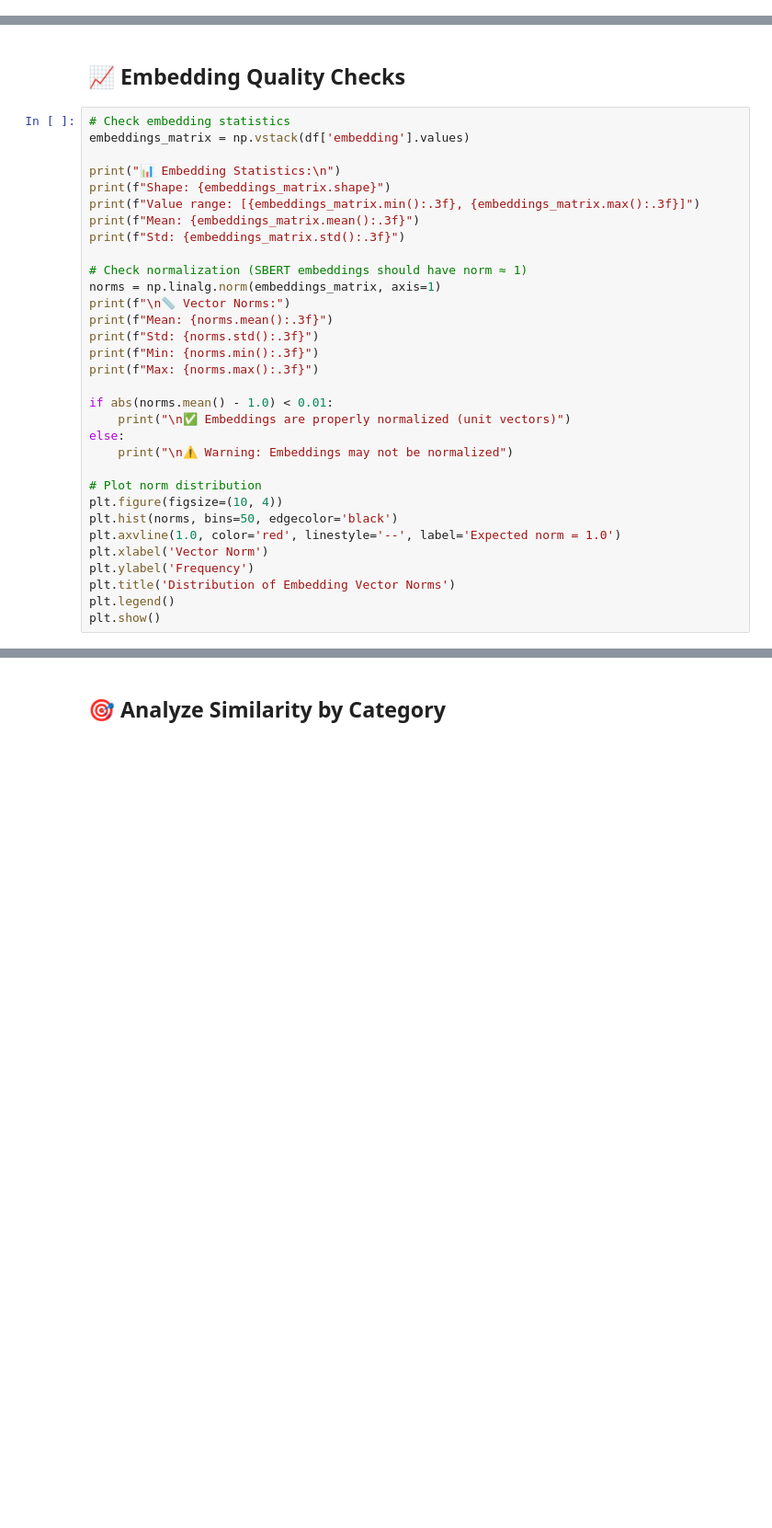
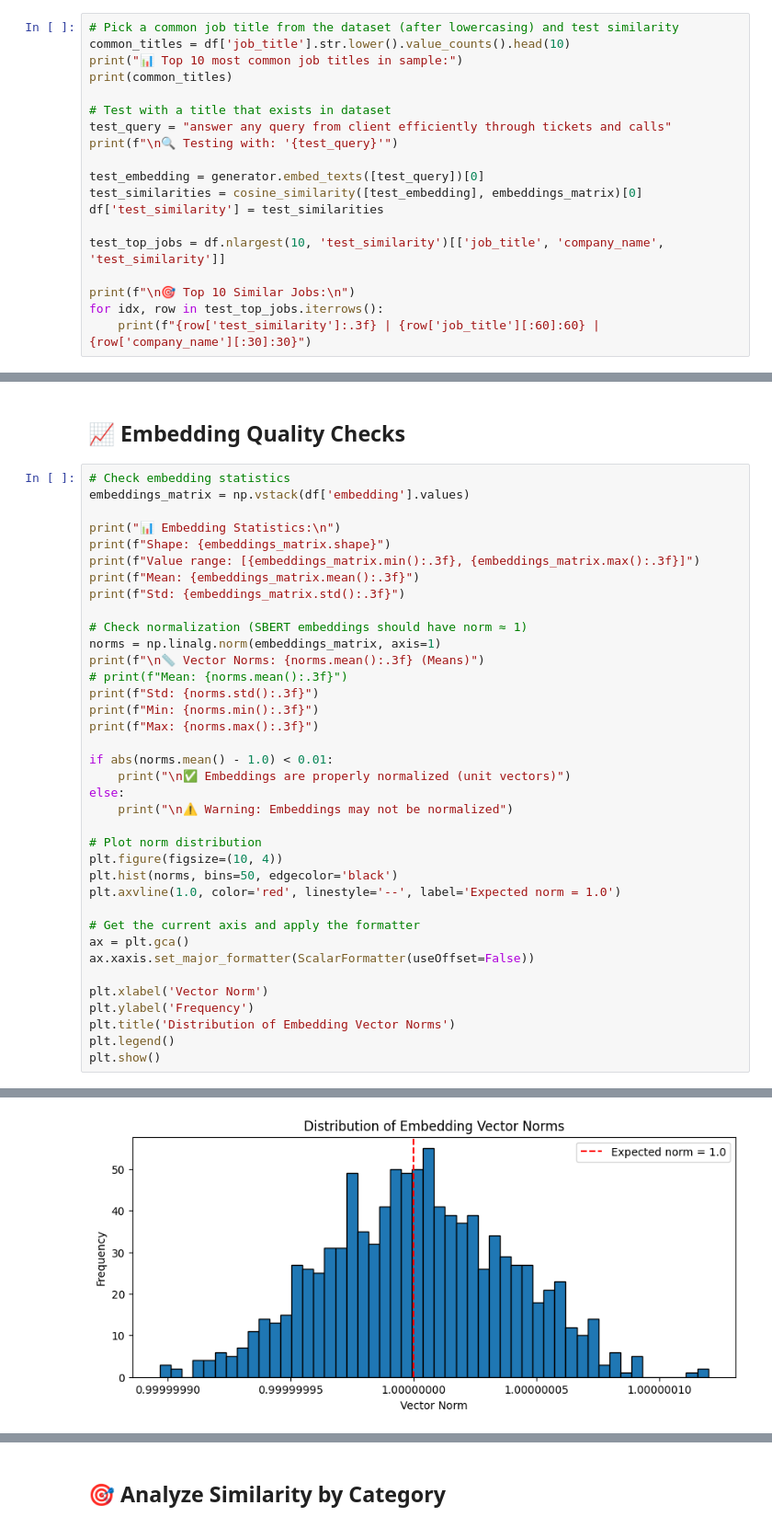
Before and after one commit to Min47/SG-JobMarket-DataScienceProject, a Jupyter notebook: notebooks/nlp_test_embeddings.ipynb, the cells around one changed output, grey strips where cells are left out. Shown at 92% size. Drawn from its saved outputs; the diff is of its cells as text; blank space fills up the shorter version.

Commit message:
- Updated ipynb on testings

```diff
--- a/notebooks/nlp_test_embeddings.ipynb
+++ b/notebooks/nlp_test_embeddings.ipynb
@@ -191,0 +244,19 @@ for idx, row in top_jobs.iterrows():
+# %%
+# Pick a common job title from the dataset (after lowercasing) and test similarity
+common_titles = df['job_title'].str.lower().value_counts().head(10)
+print("📊 Top 10 most common job titles in sample:")
+print(common_titles)
+
+# Test with a title that exists in dataset
+test_query = "answer any query from client efficiently through tickets and calls"
+print(f"\n🔍 Testing with: '{test_query}'")
+
+test_embedding = generator.embed_texts([test_query])[0]
+test_similarities = cosine_similarity([test_embedding], embeddings_matrix)[0]
+df['test_similarity'] = test_similarities
+
+test_top_jobs = df.nlargest(10, 'test_similarity')[['job_title', 'company_name', 'test_similarity']]
+
+print(f"\n🎯 Top 10 Similar Jobs:\n")
+for idx, row in test_top_jobs.iterrows():
+    print(f"{row['test_similarity']:.3f} | {row['job_title'][:60]:60} | {row['company_name'][:30]:30}")
@@ -203,8 +302,8 @@ print(f"Std: {embeddings_matrix.std():.3f}")
 
 # Check normalization (SBERT embeddings should have norm ≈ 1)
 norms = np.linalg.norm(embeddings_matrix, axis=1)
-print(f"\n📏 Vector Norms:")
-print(f"Mean: {norms.mean():.3f}")
+print(f"\n📏 Vector Norms: {norms.mean():.3f} (Means)")
+# print(f"Mean: {norms.mean():.3f}")
 print(f"Std: {norms.std():.3f}")
 print(f"Min: {norms.min():.3f}")
 print(f"Max: {norms.max():.3f}")
@@ -218,8 +317,14 @@ else:
 plt.figure(figsize=(10, 4))
 plt.hist(norms, bins=50, edgecolor='black')
 plt.axvline(1.0, color='red', linestyle='--', label='Expected norm = 1.0')
+
+# Get the current axis and apply the formatter
+ax = plt.gca()
+ax.xaxis.set_major_formatter(ScalarFormatter(useOffset=False))
+
 plt.xlabel('Vector Norm')
 plt.ylabel('Frequency')
 plt.title('Distribution of Embedding Vector Norms')
 plt.legend()
 plt.show()
+# %% [output]
@@ -225,0 +344 @@ plt.show()
+[figure, added]
```
Also changed, not shown: parts of 12 cells of this notebook.
